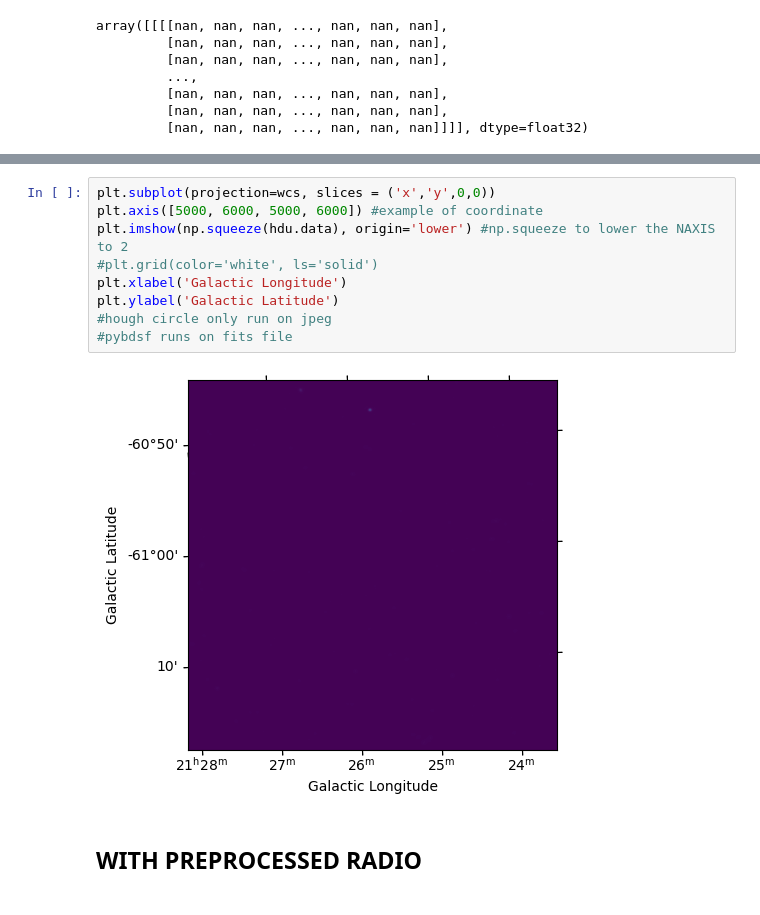
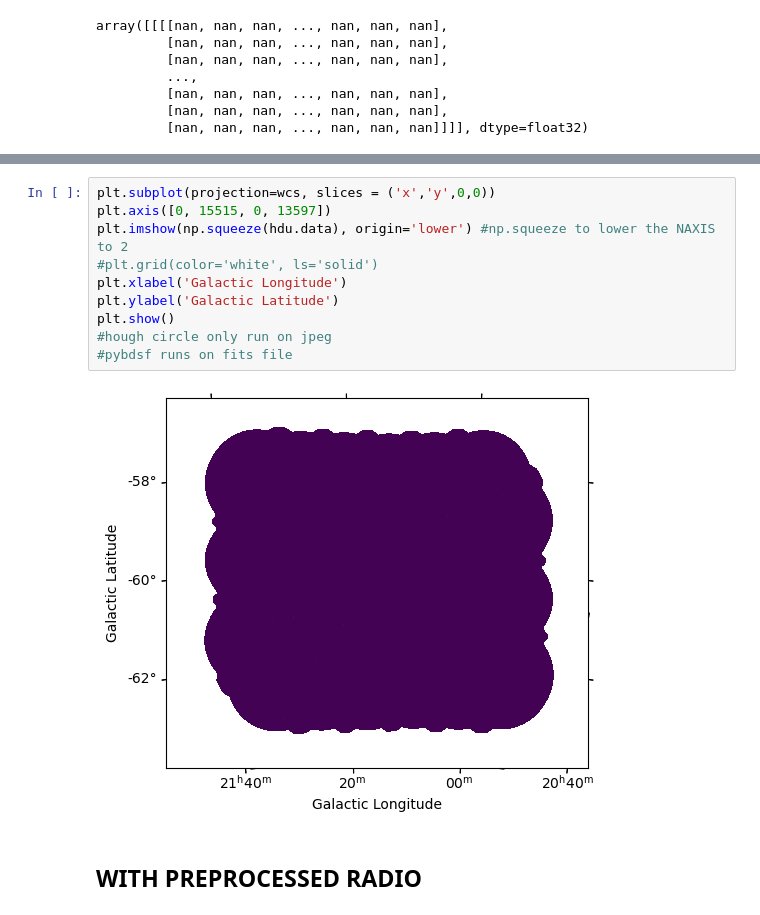
Before and after one commit to Quang2003-SpicyCarrot/discovery_project, a Jupyter notebook: DataPreprocessingEMU.ipynb, the cells around one changed output, grey strips where cells are left out. Cells and saved outputs as stored; diff of their text form.

```diff
--- a/DataPreprocessingEMU.ipynb
+++ b/DataPreprocessingEMU.ipynb
@@ -63,14 +80,15 @@ array([[[[nan, nan, nan, ..., nan, nan, nan],
 # %%
 plt.subplot(projection=wcs, slices = ('x','y',0,0))
-plt.axis([5000, 6000, 5000, 6000]) #example of coordinate
+plt.axis([0, 15515, 0, 13597])
 plt.imshow(np.squeeze(hdu.data), origin='lower') #np.squeeze to lower the NAXIS to 2
 #plt.grid(color='white', ls='solid')
 plt.xlabel('Galactic Longitude')
 plt.ylabel('Galactic Latitude')
+plt.show()
 #hough circle only run on jpeg
 #pybdsf runs on fits file
 # %% [output]
-[figure, old version]
+[figure, new version]
 # %% [markdown]
 ## WITH PREPROCESSED RADIO
 # %%
```
Also changed, not shown: parts of 25 cells of this notebook.
